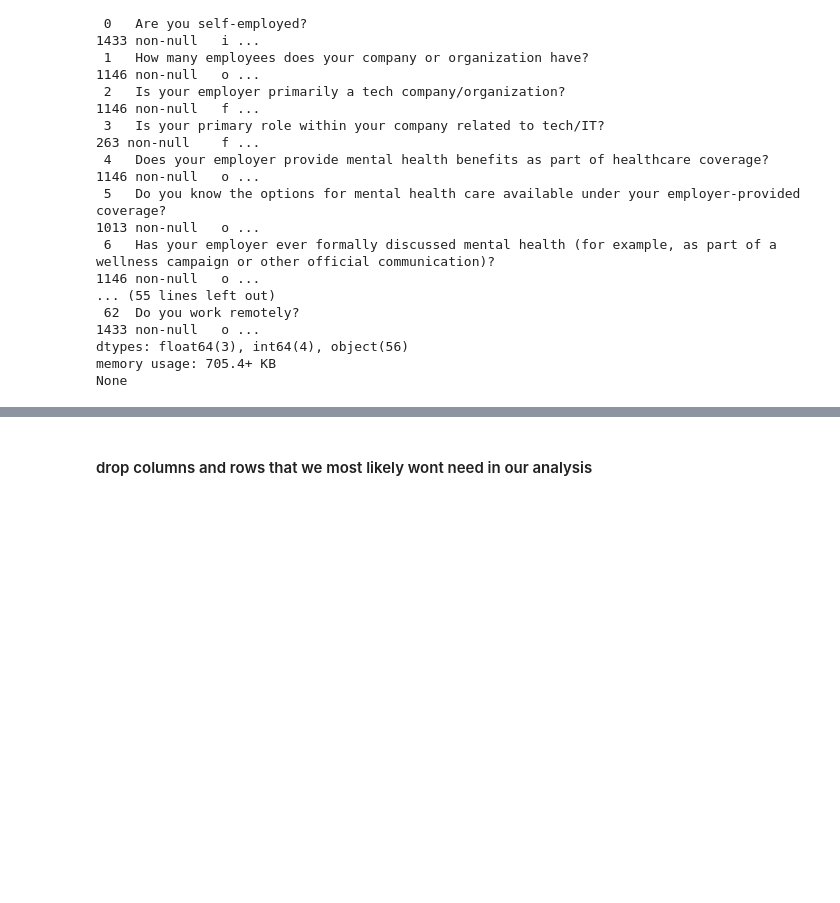
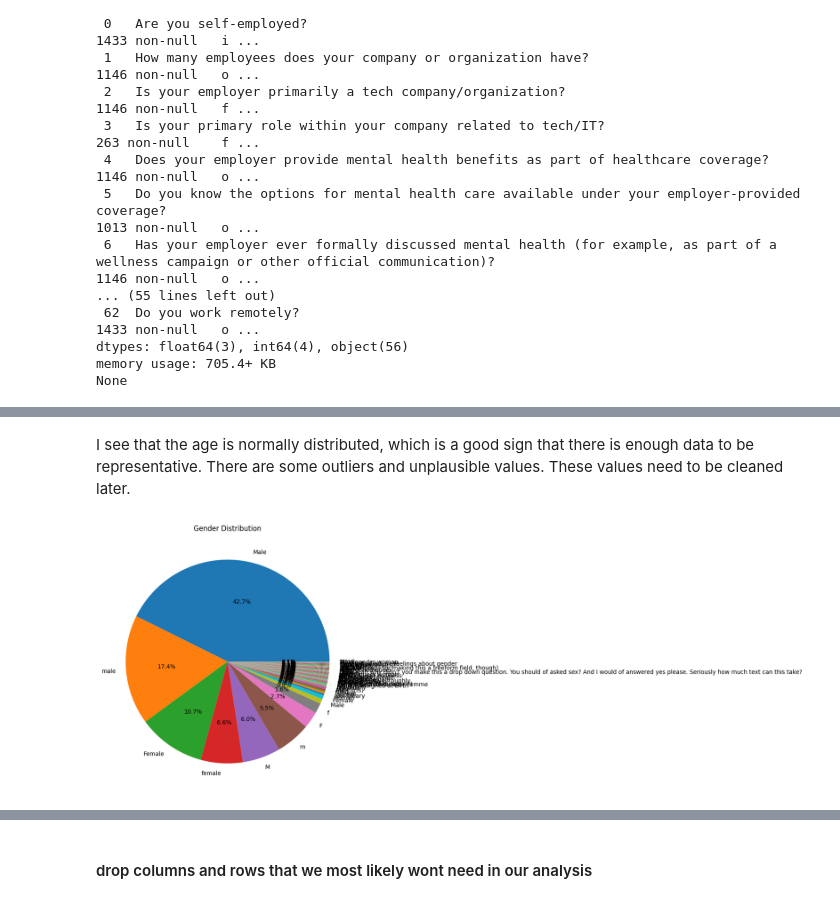
Before and after one commit to KonradKlein91/ml_unservised_learning, a Jupyter notebook: main.ipynb, the cells around one changed output, grey strips where cells are left out. Drawn from its saved outputs; the diff is of its cells as text; code cells hidden in the pictures; blank space fills up the shorter version.

```diff
--- a/main.ipynb
+++ b/main.ipynb
@@ -58,0 +73,11 @@ None
+# %% [markdown]
+I see that the age is normally distributed, which is a good sign that there is enough data to be representative. There are some outliers and unplausible values. These values need to be cleaned later.
+# %%
+# Gender breakdown
+gender_counts = df['What is your gender?'].value_counts()
+plt.figure(figsize=(8, 8))
+plt.pie(gender_counts.values, labels=gender_counts.index, autopct='%1.1f%%')
+plt.title('Gender Distribution')
+plt.show()
+# %% [output]
+[figure, added]
```
Also changed, not shown: parts of 39 cells of this notebook.
